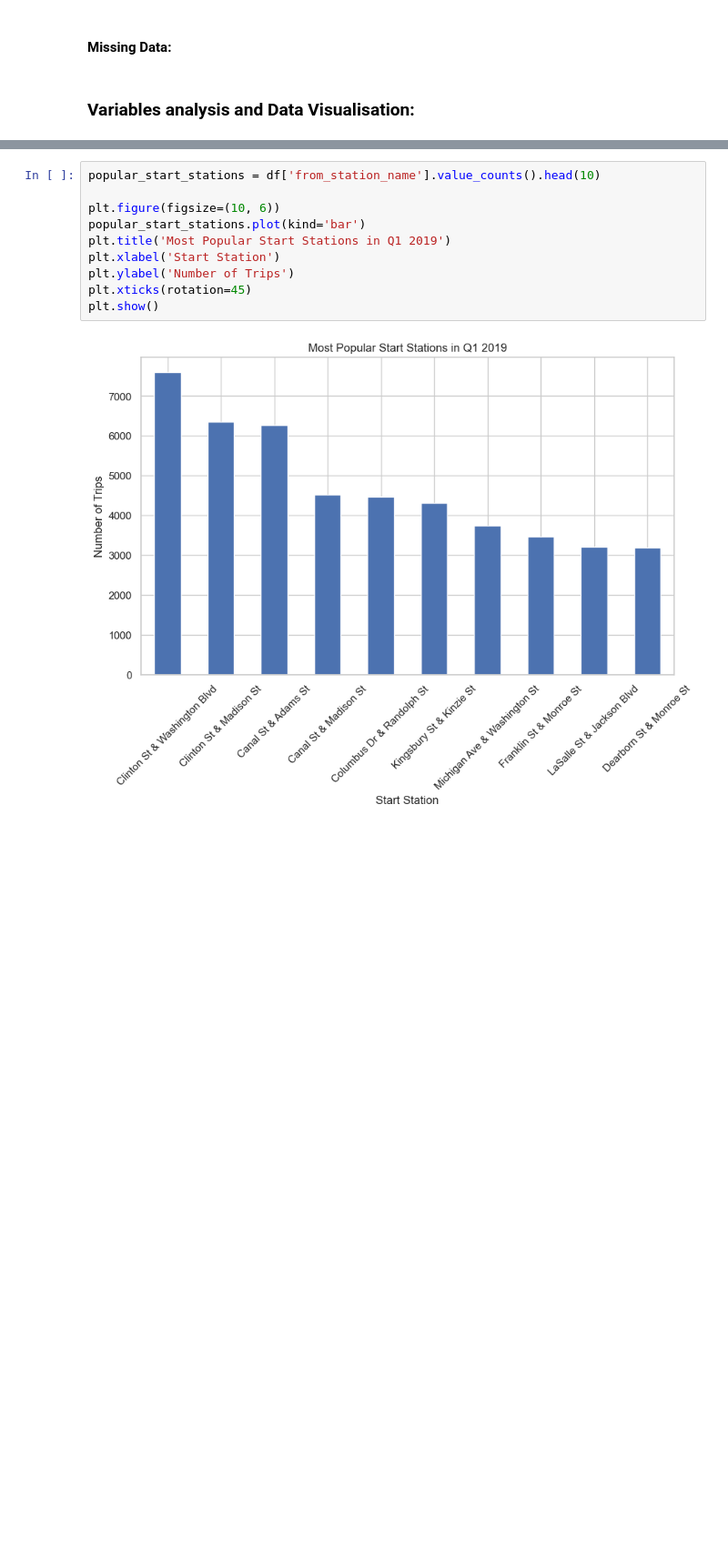
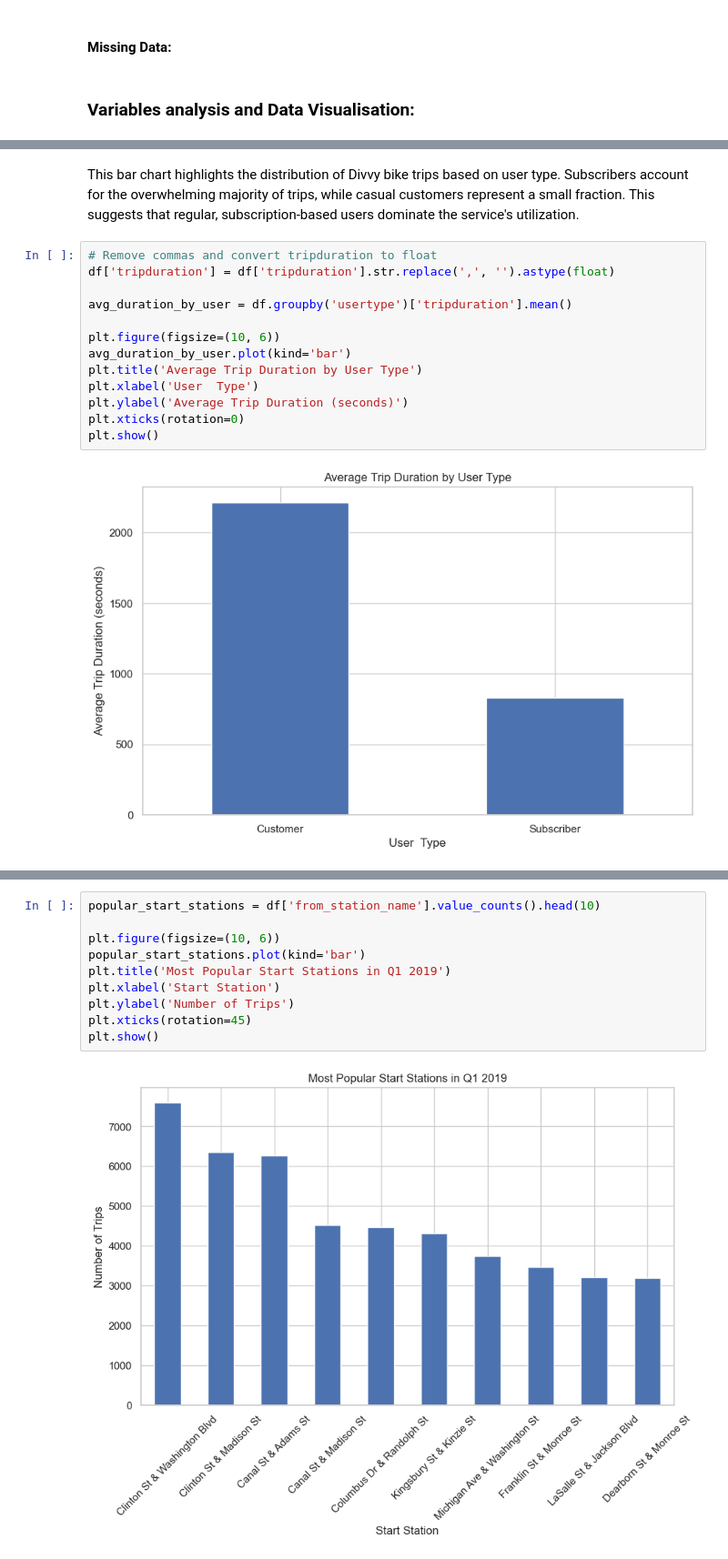
Before and after one commit to Galal-Abdelaziz/PFDA-project, a Jupyter notebook: project.ipynb, the cells around one changed output, grey strips where cells are left out. Shown at 91% size. Drawn from its saved outputs; the diff is of its cells as text; blank space fills up the shorter version.

```diff
--- a/project.ipynb
+++ b/project.ipynb
@@ -178,4 +238,21 @@ plt.ylabel('Number of Trips')
 plt.show()
 # %% [output]
 [figure]
+# %% [markdown]
+This bar chart highlights the distribution of Divvy bike trips based on user type. Subscribers account for the overwhelming majority of trips, while casual customers represent a small fraction. This suggests that regular, subscription-based users dominate the service's utilization.
+# %%
+# Remove commas and convert tripduration to float
+df['tripduration'] = df['tripduration'].str.replace(',', '').astype(float)
+
+avg_duration_by_user = df.groupby('usertype')['tripduration'].mean()
+
+plt.figure(figsize=(10, 6))
+avg_duration_by_user.plot(kind='bar')
+plt.title('Average Trip Duration by User Type')
+plt.xlabel('User  Type')
+plt.ylabel('Average Trip Duration (seconds)')
+plt.xticks(rotation=0)
+plt.show()
+# %% [output]
+[figure, added]
 # %%
```
Also changed, not shown: parts of 14 cells of this notebook.
